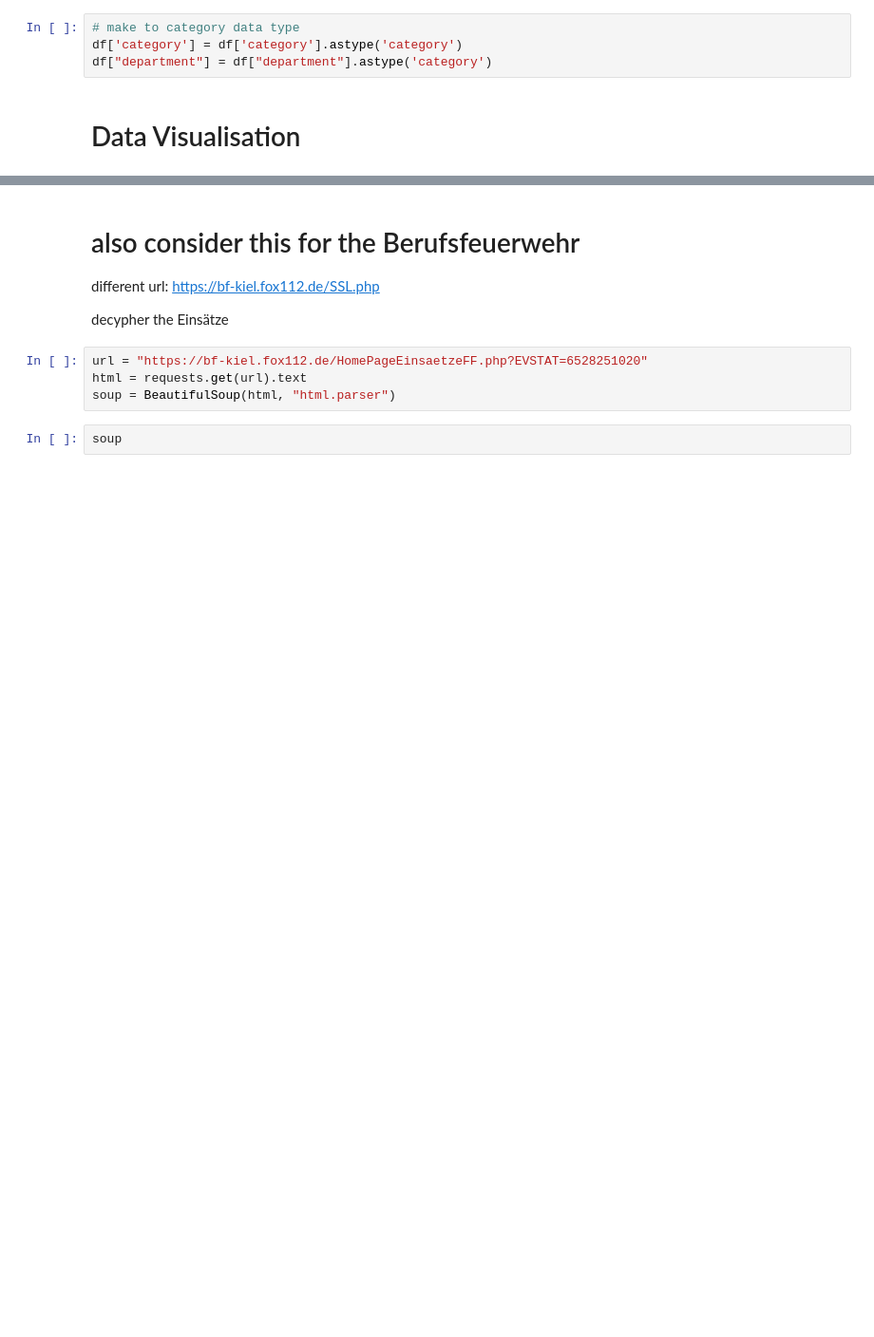
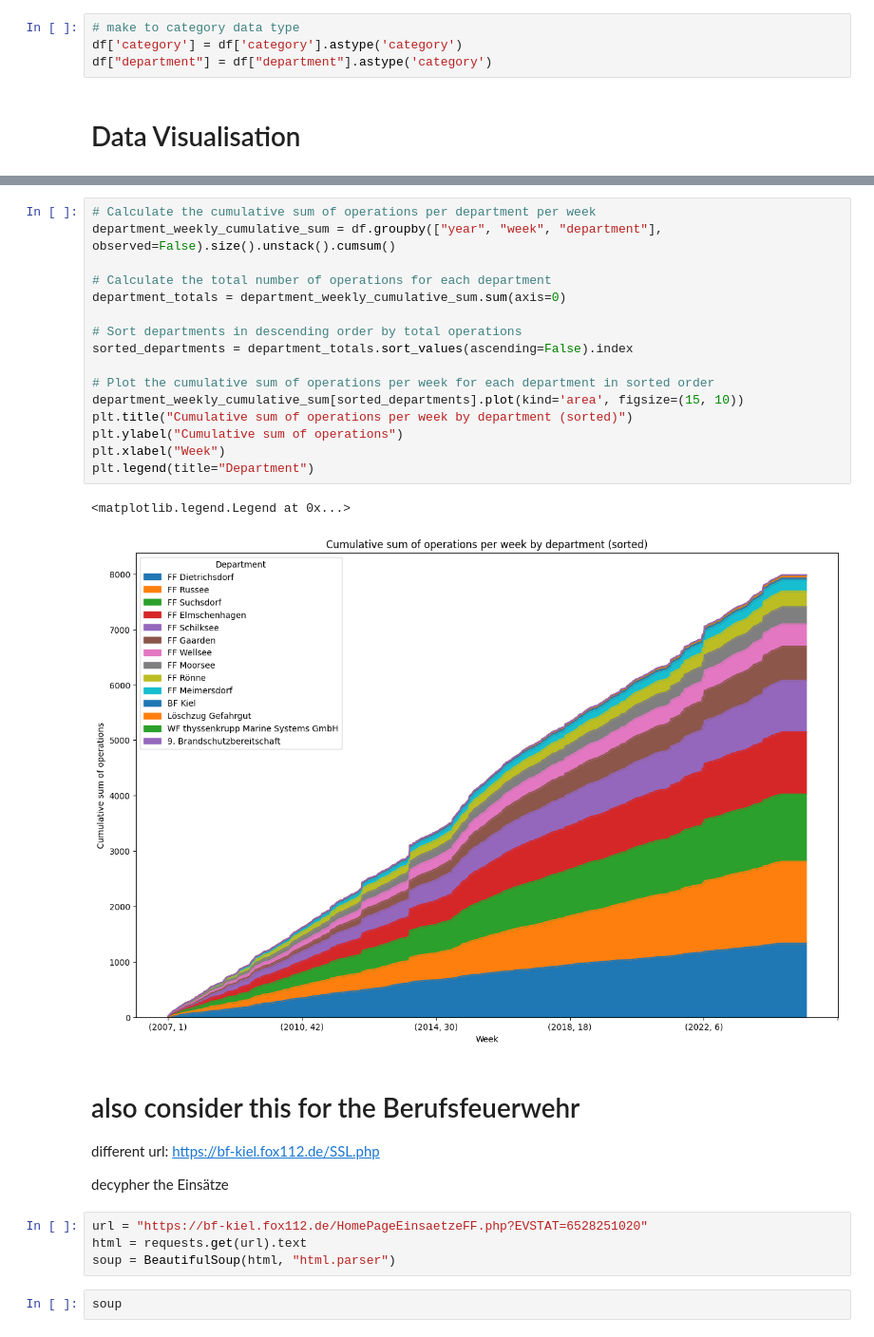
Before and after one commit to MartinDieCooleSocke420/sem2_social_media_analytics, a Jupyter notebook: capstone/exersise.ipynb, the cells around one changed output, grey strips where cells are left out. Shown at 95% size. Cells and saved outputs as stored; diff of their text form; blank space fills up the shorter version.

```diff
--- a/capstone/exersise.ipynb
+++ b/capstone/exersise.ipynb
@@ -137,3 +144,22 @@ plt.show()
+# %%
+# Calculate the cumulative sum of operations per department per week
+department_weekly_cumulative_sum = df.groupby(["year", "week", "department"], observed=False).size().unstack().cumsum()
+
+# Calculate the total number of operations for each department
+department_totals = department_weekly_cumulative_sum.sum(axis=0)
+
+# Sort departments in descending order by total operations
+sorted_departments = department_totals.sort_values(ascending=False).index
+
+# Plot the cumulative sum of operations per week for each department in sorted order
+department_weekly_cumulative_sum[sorted_departments].plot(kind='area', figsize=(15, 10))
+plt.title("Cumulative sum of operations per week by department (sorted)")
+plt.ylabel("Cumulative sum of operations")
+plt.xlabel("Week")
+plt.legend(title="Department")
+# %% [output]
+<matplotlib.legend.Legend at 0x...>
+[figure, added]
 # %% [markdown]
 # also consider this for the Berufsfeuerwehr
 
```
Also changed, not shown: parts of 6 cells of this notebook.
